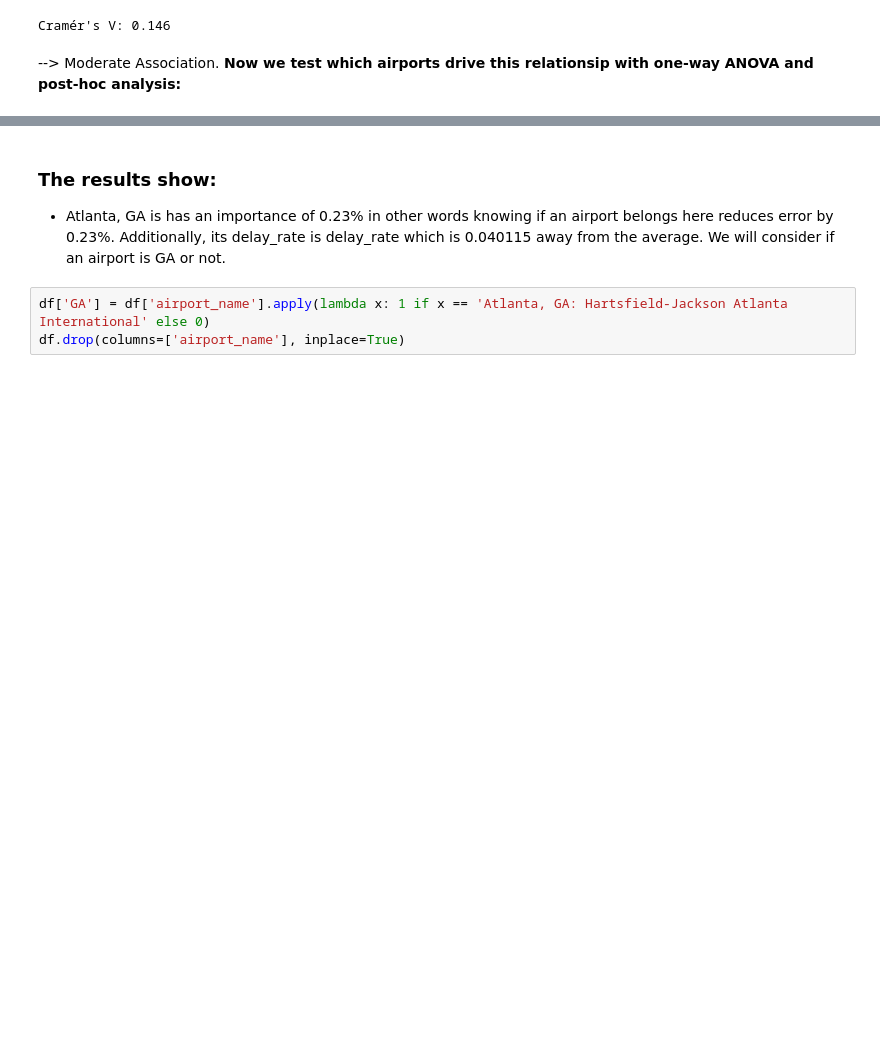
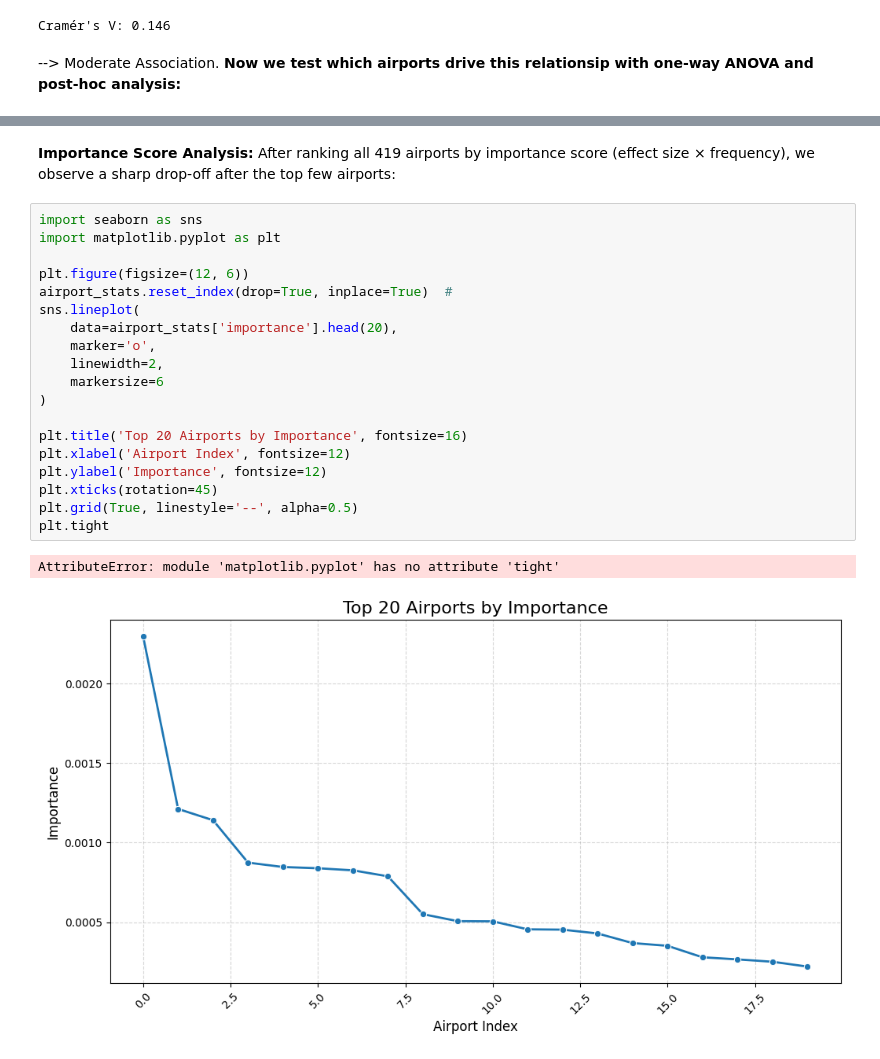
Before and after one commit to AnastasiaRassi/Forecasting-Flight-Delays-Monthly, a Jupyter notebook: notebooks/01_eda_cleaning.ipynb, the cells around one changed output, grey strips where cells are left out. Drawn from its saved outputs; the diff is of its cells as text; blank space fills up the shorter version.

```diff
--- a/notebooks/01_eda_cleaning.ipynb
+++ b/notebooks/01_eda_cleaning.ipynb
@@ -420,10 +414,29 @@ airport_stats.head(20)
 | 206 | Las Vegas, NV: Harry Reid Interna... | 79875.0 | 345860.0 | 0.230946 | 0.005565 | 0.047910 | 0.000267 |
 | 165 | Houston, TX: George Bush Intercon... | 251415.0 | 1459063.0 | 0.172313 | 0.023478 | 0.010723 | 0.000252 |
 | 342 | San Juan, PR: Luis Munoz Marin In... | 62672.0 | 267274.0 | 0.234486 | 0.004301 | 0.051450 | 0.000221 |
-# %% [markdown]
-### The results show:
-* Atlanta, GA is has an importance of 0.23% in other words knowing if an airport belongs here reduces error by 0.23%. Additionally, its delay_rate is delay_rate which is 0.040115 away from the average.
-We will consider if an airport is GA or not.
-# %%
-df['GA'] = df['airport_name'].apply(lambda x: 1 if x == 'Atlanta, GA: Hartsfield-Jackson Atlanta International' else 0)
-df.drop(columns=['airport_name'], inplace=True)
+# %% [markdown]
+**Importance Score Analysis:**
+After ranking all 419 airports by importance score (effect size × frequency),
+we observe a sharp drop-off after the top few airports:
+# %%
+import seaborn as sns
+import matplotlib.pyplot as plt
+
+plt.figure(figsize=(12, 6))
+airport_stats.reset_index(drop=True, inplace=True)  #
+sns.lineplot(
+    data=airport_stats['importance'].head(20),
+    marker='o',
+    linewidth=2,
+    markersize=6
+)
+
+plt.title('Top 20 Airports by Importance', fontsize=16)
+plt.xlabel('Airport Index', fontsize=12)
+plt.ylabel('Importance', fontsize=12)
+plt.xticks(rotation=45)
+plt.grid(True, linestyle='--', alpha=0.5)
+plt.tight
+# %% [output]
+AttributeError: module 'matplotlib.pyplot' has no attribute 'tight'
+[figure, added]
```
Also changed, not shown: parts of 2 cells of this notebook.
